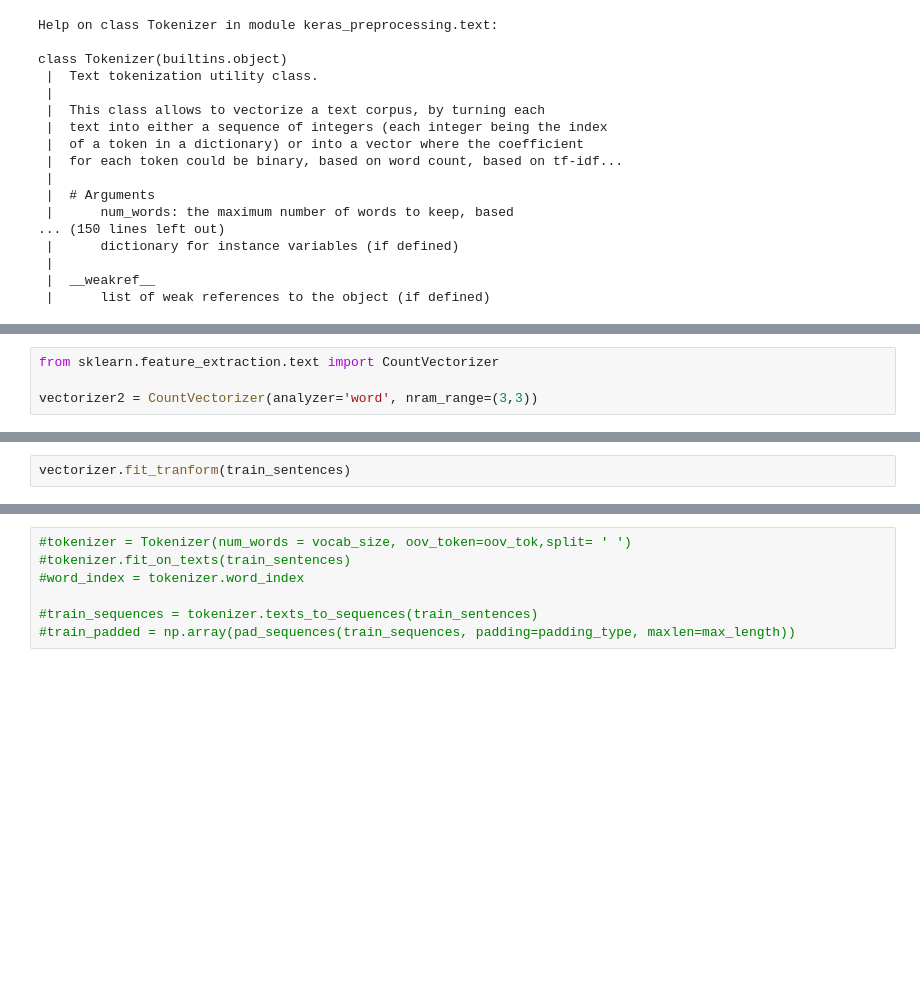
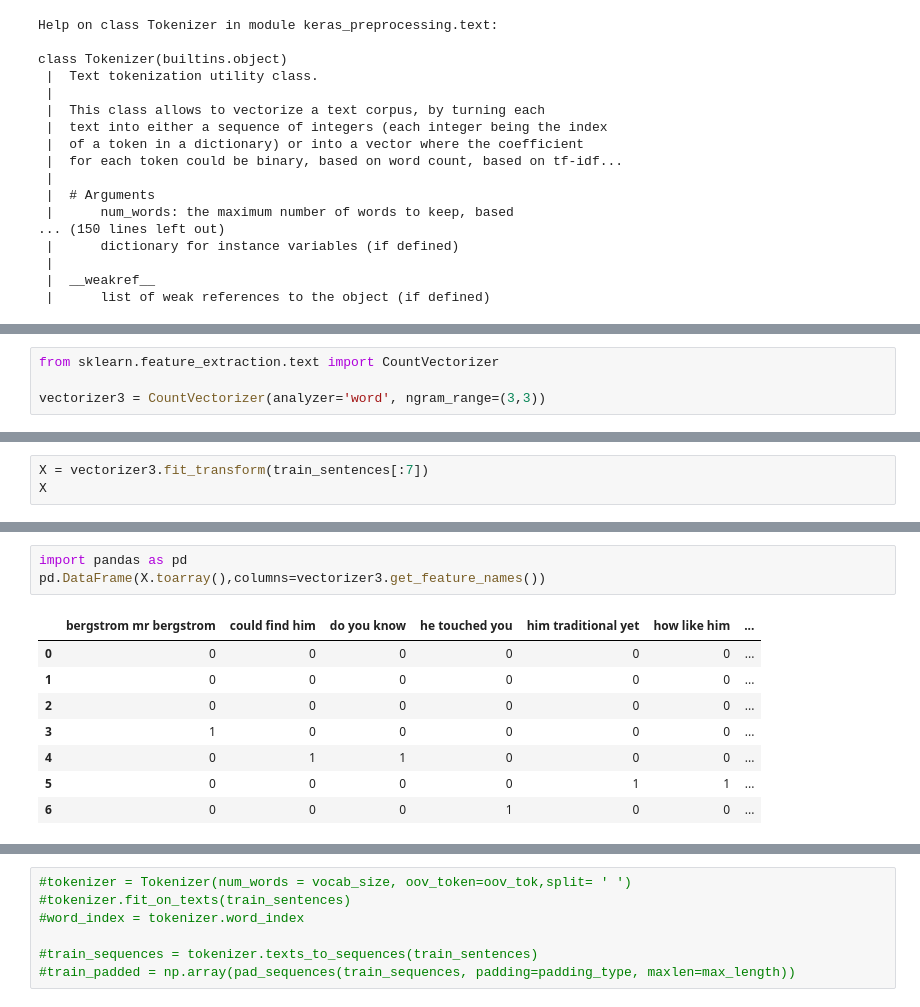
Before and after one commit to JuliethLopez/chatbot_simpsons, a Jupyter notebook: BBC_Text.ipynb, the cells around one changed output, grey strips where cells are left out. Cells and saved outputs as stored; diff of their text form; blank space fills up the shorter version.

```diff
--- a/BBC_Text.ipynb
+++ b/BBC_Text.ipynb
@@ -281,4 +290,4 @@ class Tokenizer(builtins.object)
 # %%
 from sklearn.feature_extraction.text import CountVectorizer
 
-vectorizer2 = CountVectorizer(analyzer='word', nram_range=(3,3))
+vectorizer3 = CountVectorizer(analyzer='word', ngram_range=(3,3))
@@ -287,2 +293,0 @@ TypeError: ignored
-# %%
-vectorizer.fit_tranform(train_sentences)
@@ -298,0 +294,3 @@ NameError: ignored
+# %%
+X = vectorizer3.fit_transform(train_sentences[:7])
+X
@@ -298,0 +339,12 @@ NameError: ignored
+# %%
+import pandas as pd
+pd.DataFrame(X.toarray(),columns=vectorizer3.get_feature_names())
+# %% [output]
+|  | bergstrom mr bergstrom | could find him | do you know | he touched you | him traditional yet | how like him | ... |
+| 0 | 0 | 0 | 0 | 0 | 0 | 0 | ... |
+| 1 | 0 | 0 | 0 | 0 | 0 | 0 | ... |
+| 2 | 0 | 0 | 0 | 0 | 0 | 0 | ... |
+| 3 | 1 | 0 | 0 | 0 | 0 | 0 | ... |
+| 4 | 0 | 1 | 1 | 0 | 0 | 0 | ... |
+| 5 | 0 | 0 | 0 | 0 | 1 | 1 | ... |
+| 6 | 0 | 0 | 0 | 1 | 0 | 0 | ... |
```
Also changed, not shown: parts of 20 cells of this notebook.
